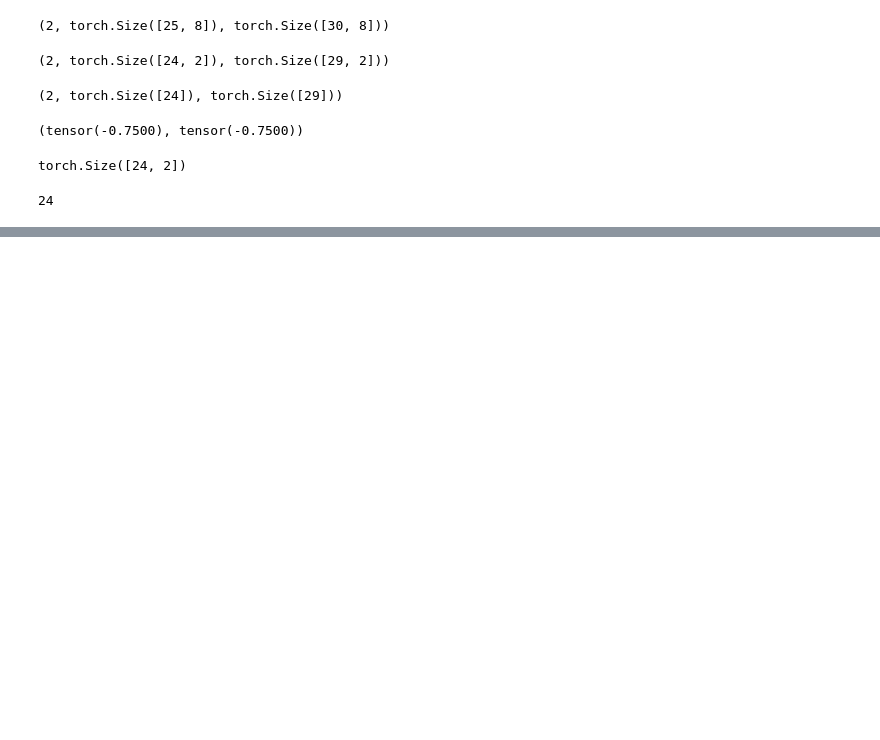
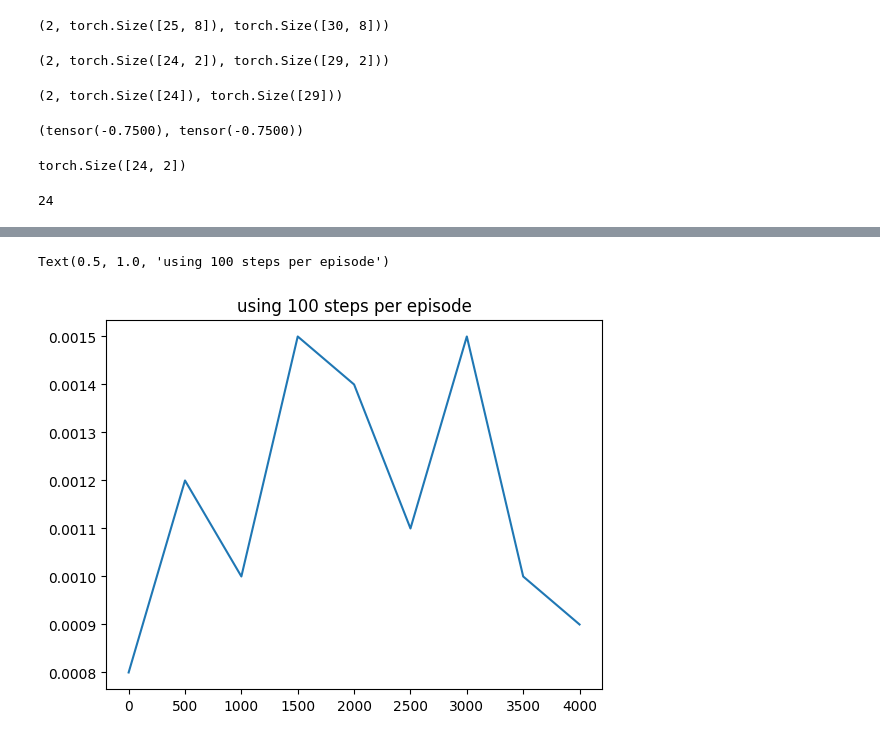
Before and after one commit to BKairat/multi_robot_navigation, a Jupyter notebook: dev.ipynb, the cells around one changed output, grey strips where cells are left out. Saved outputs shown, nothing was run; the diff lists cells and outputs as text; code cells hidden in the pictures; blank space fills up the shorter version.

```diff
--- a/dev.ipynb
+++ b/dev.ipynb
@@ -1021,0 +1034,6 @@ actions[0].shape[0]
+# %%
+plt.plot([i*500 for i in range(len(l))], l)
+plt.title('using 100 steps per episode')
+# %% [output]
+Text(0.5, 1.0, 'using 100 steps per episode')
+[figure, added]
```
Also changed, not shown: parts of 4 cells of this notebook, 29 other files.
